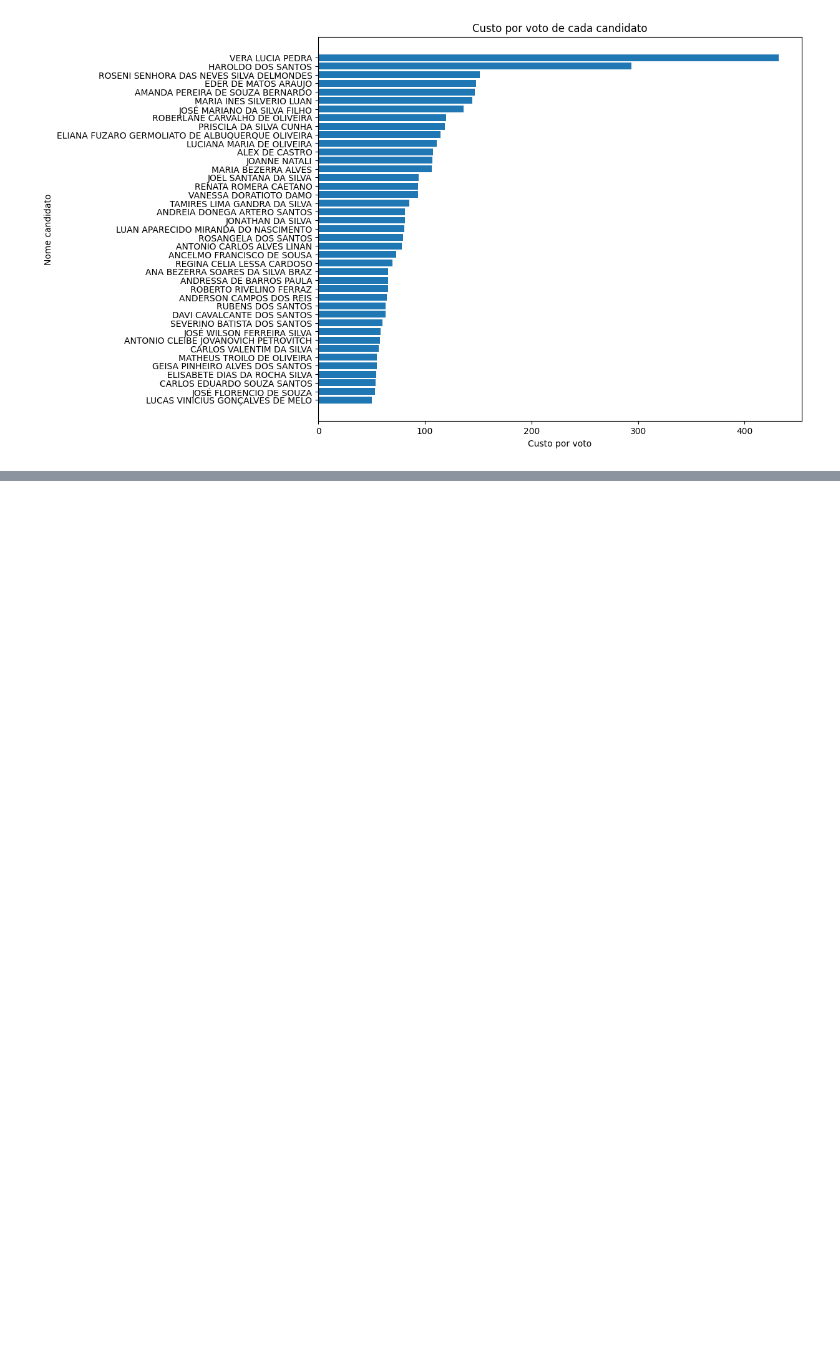
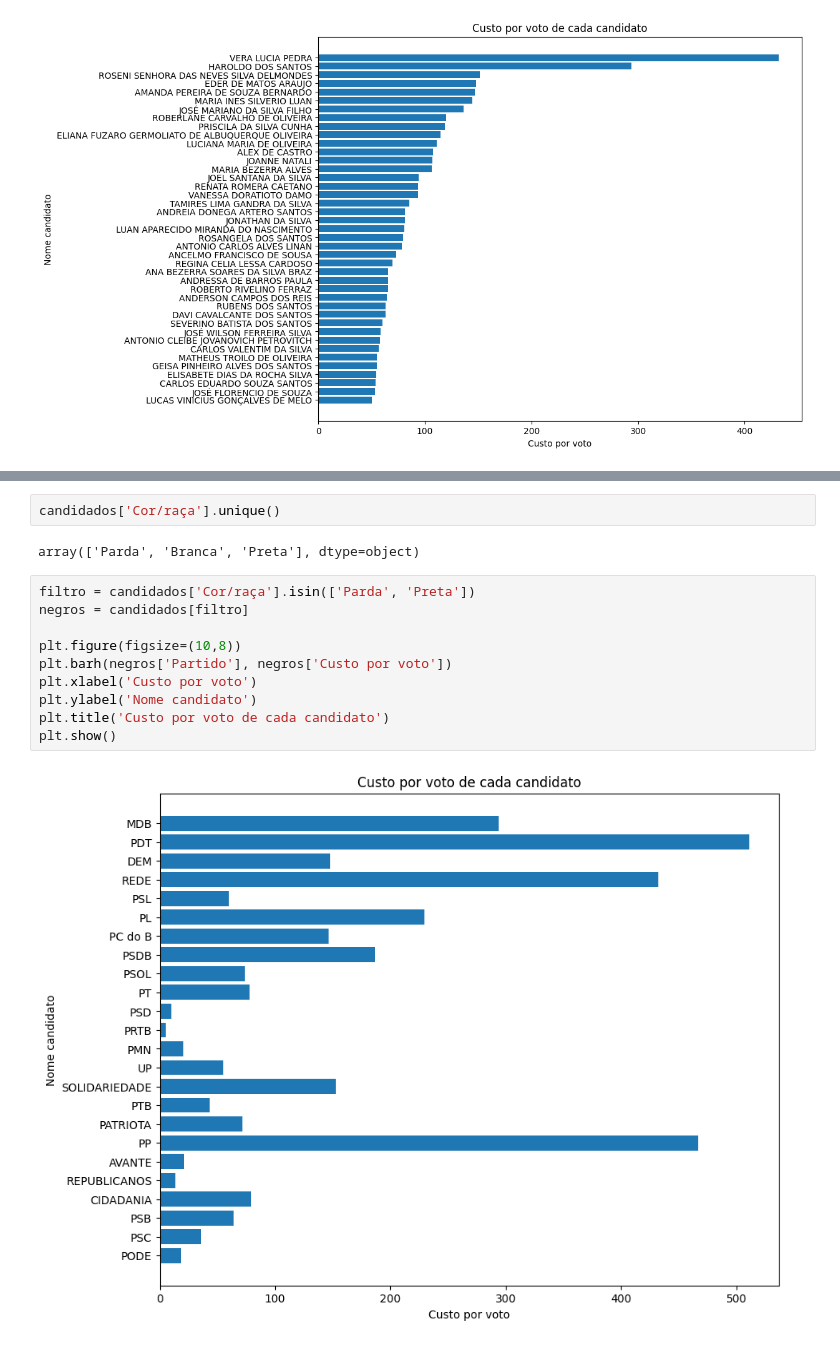
Before and after one commit to wesleyclzns/eleicao-2020, a Jupyter notebook: analise.ipynb, the cells around one changed output, grey strips where cells are left out. Cells and saved outputs as stored; diff of their text form; blank space fills up the shorter version.

Commit message:
Custo por voto de Negros e BRancos

```diff
--- a/analise.ipynb
+++ b/analise.ipynb
@@ -250,0 +259,16 @@ plt.show()
+# %%
+candidados['Cor/raça'].unique()
+# %% [output]
+array(['Parda', 'Branca', 'Preta'], dtype=object)
+# %%
+filtro = candidados['Cor/raça'].isin(['Parda', 'Preta'])
+negros = candidados[filtro]
+
+plt.figure(figsize=(10,8))
+plt.barh(negros['Partido'], negros['Custo por voto'])
+plt.xlabel('Custo por voto')
+plt.ylabel('Nome candidato')
+plt.title('Custo por voto de cada candidato')
+plt.show()
+# %% [output]
+[figure, added]
```
Also changed, not shown: parts of 2 cells of this notebook.
